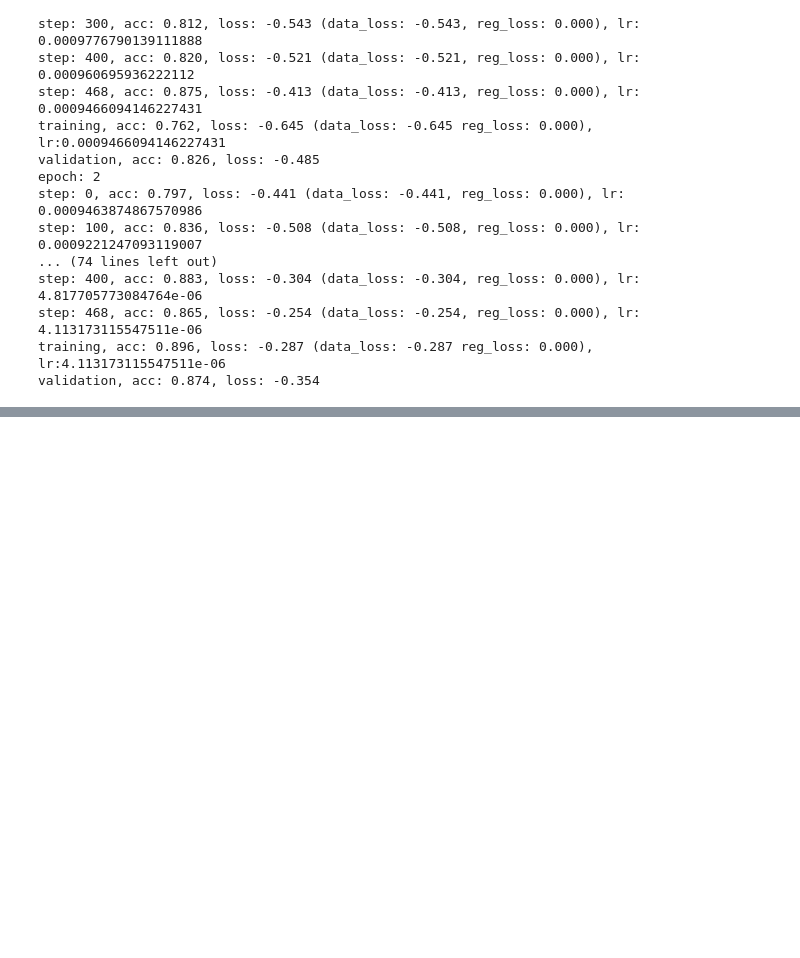
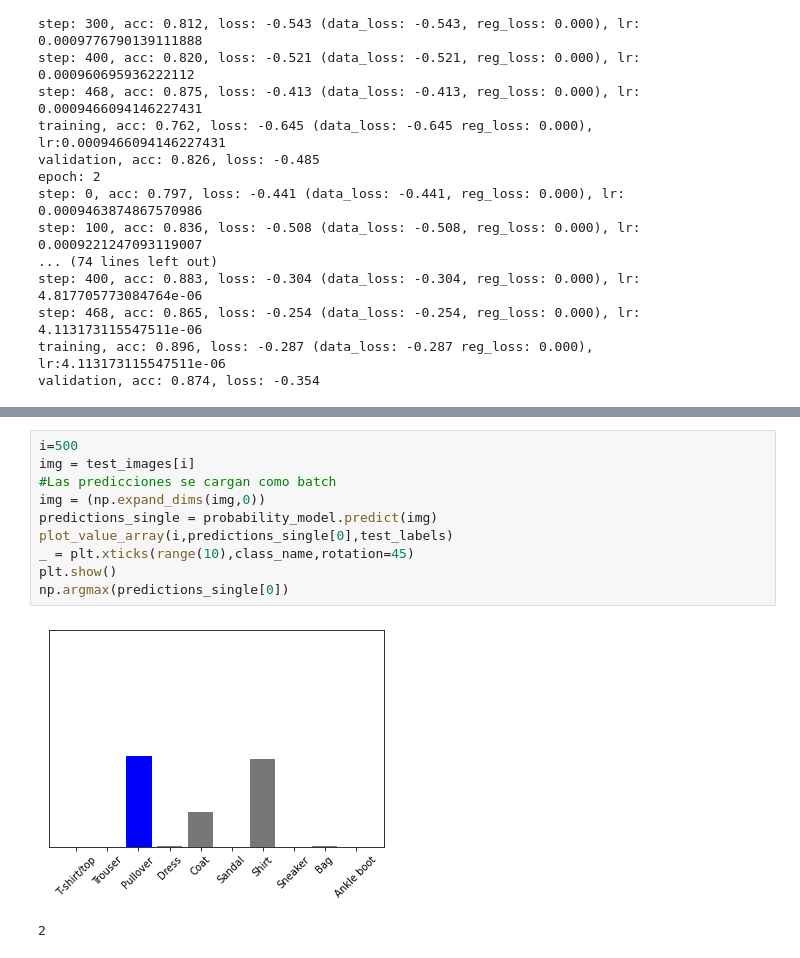
Before and after one commit to DavidJimenez10/Red-Neuronal-desde-0, a Jupyter notebook: RedNeuronalDesdeCero.ipynb, the cells around one changed output, grey strips where cells are left out. Cells and saved outputs as stored; diff of their text form; blank space fills up the shorter version.

```diff
--- a/RedNeuronalDesdeCero.ipynb
+++ b/RedNeuronalDesdeCero.ipynb
@@ -840,0 +990,13 @@ validation, acc: 0.874, loss: -0.354
+# %%
+i=500
+img = test_images[i]
+#Las predicciones se cargan como batch
+img = (np.expand_dims(img,0))
+predictions_single = probability_model.predict(img)
+plot_value_array(i,predictions_single[0],test_labels)
+_ = plt.xticks(range(10),class_name,rotation=45)
+plt.show()
+np.argmax(predictions_single[0])
+# %% [output]
+[figure, added]
+2
```
Also changed, not shown: parts of 17 cells of this notebook.
